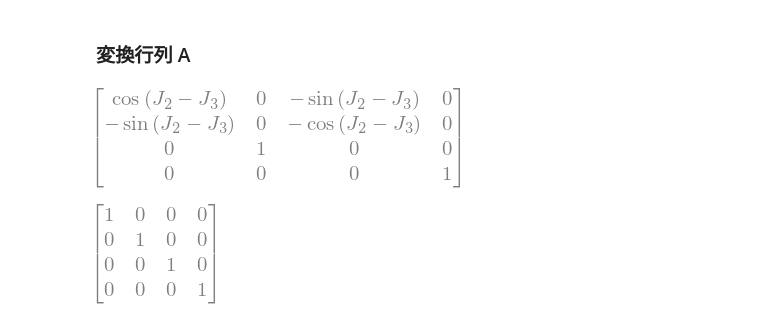
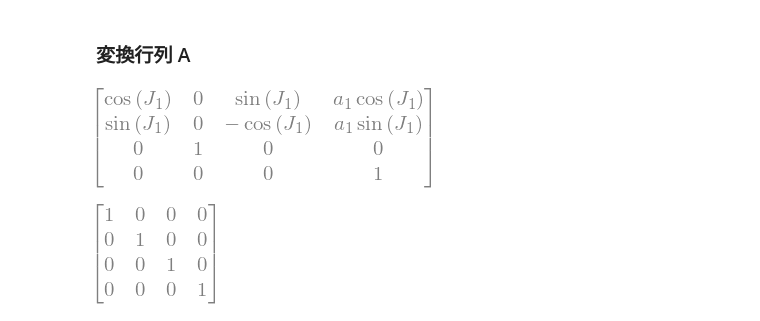
Before and after one commit to maeda-lab/Scaledown, a Jupyter notebook: miyamoto/FK_IK_furukawa.ipynb, the cells around one changed output. Cells and saved outputs as stored; diff of their text form; code cells hidden in the pictures.

```diff
--- a/miyamoto/FK_IK_furukawa.ipynb
+++ b/miyamoto/FK_IK_furukawa.ipynb
@@ -90,10 +95,10 @@ A3i=sym.trigsimp( DHi (J_3 - J_2,   Pi/2, 0, 0))
 A4i=sym.trigsimp( DHi (J_4,            -Pi/2,      0, d_4))
 A5i=sym.trigsimp( DHi (J_5,             Pi/2,      0, 0))
 A6i=sym.trigsimp( DHi (J_6,                   0,     0, 0))
-# %%
-A3
-# %% [output]
-[figure, removed]
+# %%
+A1
+# %% [output]
+[figure, added]
 # %%
 # 逆行列をかけると単位行列になることの確認
 ret = A2i*A2
```
Also changed, not shown: parts of 10 cells of this notebook, 1 other file.
